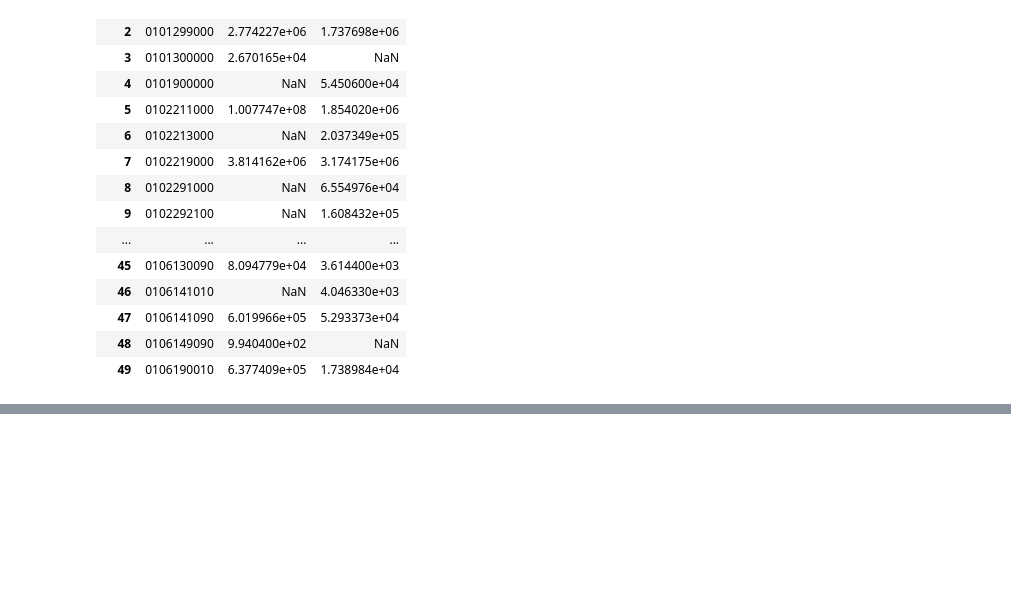
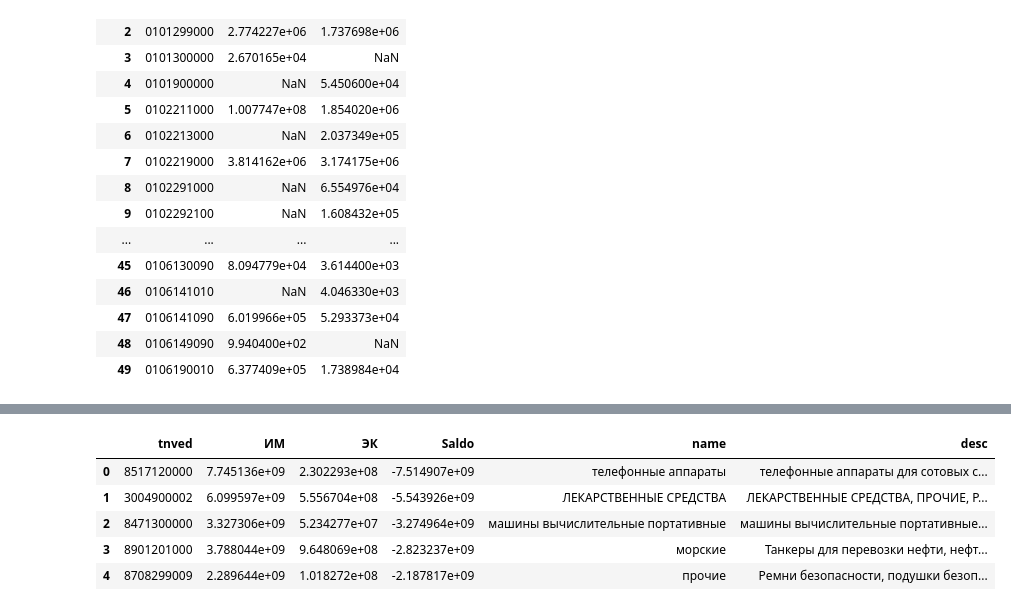
Before and after one commit to yana-sp/Agent07_hackathon2022, a Jupyter notebook: Хакатон 2022.ipynb, the cells around one changed output, grey strips where cells are left out. Cells and saved outputs as stored; diff of their text form; code cells hidden in the pictures; blank space fills up the shorter version.

```diff
--- a/Хакатон 2022.ipynb
+++ b/Хакатон 2022.ipynb
@@ -174,0 +209,11 @@ df2.to_csv('dataframe_saldo.csv')
+# %%
+tnvd_with_names_final = tnvd_with_names[['tnved', 'ИМ', 'ЭК', 'Saldo', 'name', 'desc']]
+# %%
+tnvd_with_names_final.head()
+# %% [output]
+|  | tnved | ИМ | ЭК | Saldo | name | desc |
+| 0 | 8517120000 | 7.745136e+09 | 2.302293e+08 | -7.514907e+09 | телефонные аппараты | телефонные аппараты для сотовых с... |
+| 1 | 3004900002 | 6.099597e+09 | 5.556704e+08 | -5.543926e+09 | ЛЕКАРСТВЕННЫЕ СРЕДСТВА | ЛЕКАРСТВЕННЫЕ СРЕДСТВА, ПРОЧИЕ, Р... |
+| 2 | 8471300000 | 3.327306e+09 | 5.234277e+07 | -3.274964e+09 | машины вычислительные портативные | машины вычислительные портативные... |
+| 3 | 8901201000 | 3.788044e+09 | 9.648069e+08 | -2.823237e+09 | морские | Танкеры для перевозки нефти, нефт... |
+| 4 | 8708299009 | 2.289644e+09 | 1.018272e+08 | -2.187817e+09 | прочие | Ремни безопасности, подушки безоп... |
```
Also changed, not shown: parts of 6 cells of this notebook.
